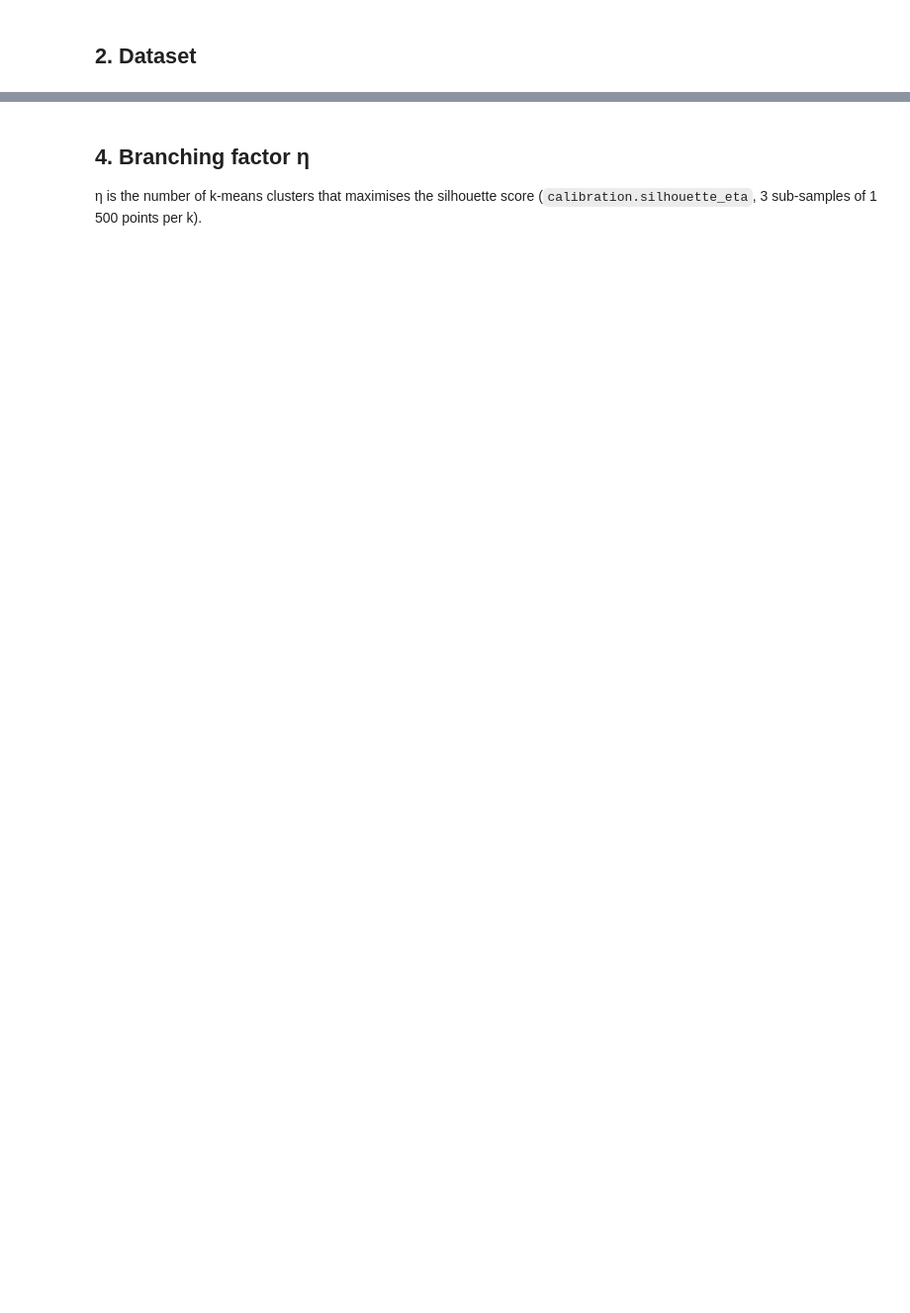
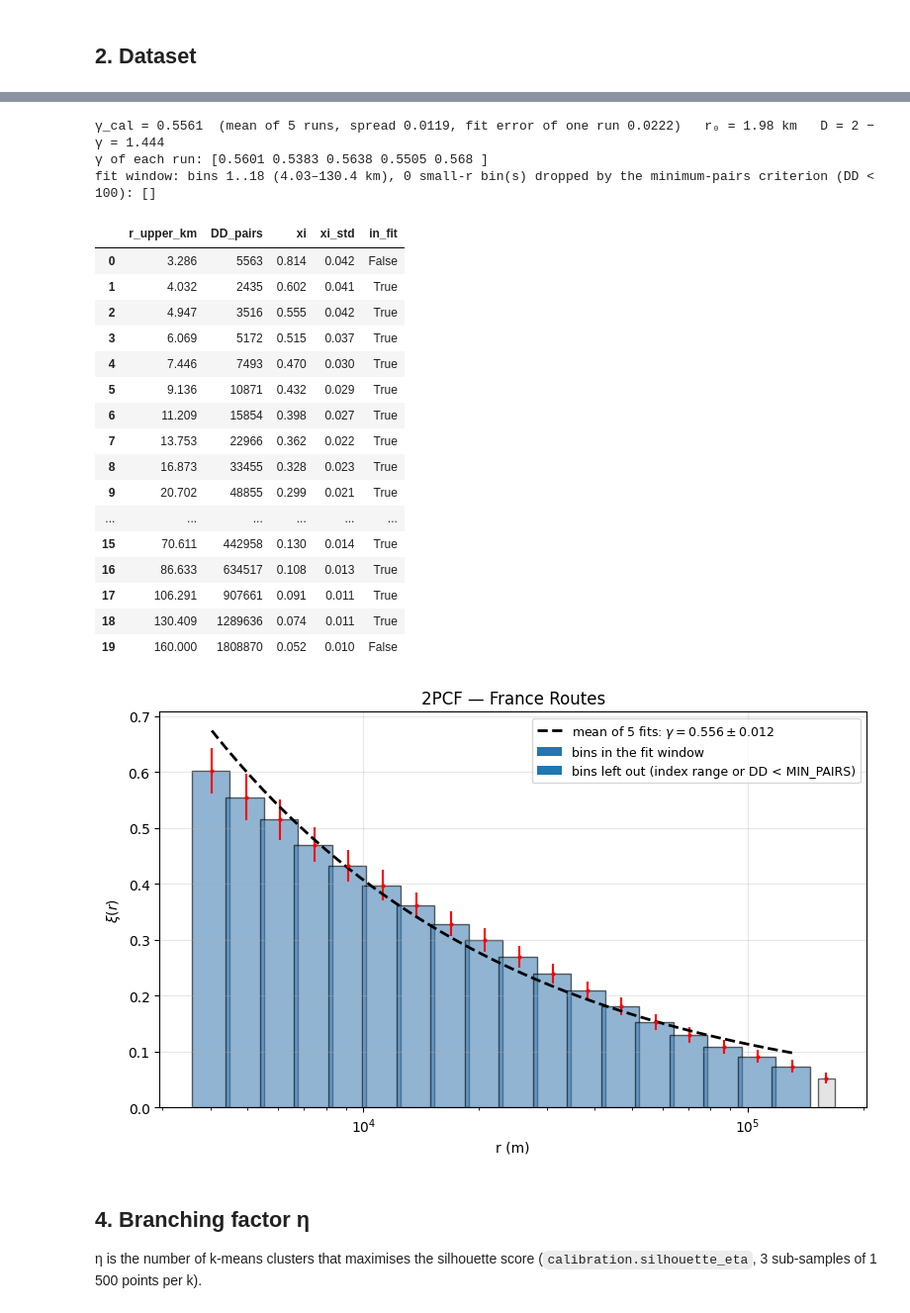
Before and after one commit to Presigny/fake_world, a Jupyter notebook: notebooks/emile_2026/calibration/france_roads.ipynb, the cells around one changed output, grey strips where cells are left out. Shown at 99% size. Cells and saved outputs as stored; diff of their text form; code cells hidden in the pictures; blank space fills up the shorter version.

```diff
--- a/notebooks/emile_2026/calibration/france_roads.ipynb
+++ b/notebooks/emile_2026/calibration/france_roads.ipynb
@@ -108,42 +129,68 @@ accepted one all stay), and the same window is reused for the amplitude ratio
 the DD count of every bin and whether it enters the fit.
 # %%
-r_edges, l_xi, counts = cal.data_2pcf(gdf_projected, gdf_edge, crs, rmax,
-                                      return_counts=True)
-gamma, r0, gamma_err, r0_err, (mask, win) = cal.fit_gamma(
-    r_edges, l_xi, dd=counts["DD"], return_window=True)
+# N_GAMMA_RUNS = 5 independent runs of the 2PCF; gamma and r0 are the means of the fits
+# of the runs, and the realisations of all the runs are stacked in l_xi
+runs = cal.data_2pcf_runs(gdf_projected, gdf_edge, crs, rmax)
+r_edges, l_xi, counts = runs["r_edges"], runs["l_xi"], runs["counts"]
+gamma, r0, gamma_err, r0_err = runs["gamma"], runs["r0"], runs["gamma_err"], runs["r0_err"]
+gamma_std, mask, win = runs["gamma_std"], runs["mask"], runs["win"]
 xi_data = cal._xi_mean(r_edges, l_xi)
-xi_std = np.std(l_xi, axis=0)[:len(xi_data)]
+xi_std = np.nanstd(l_xi, axis=0)[:len(xi_data)]
 dd = counts["DD"][:len(xi_data)]
 
-print(f"γ_cal = {gamma:.4f} ± {gamma_err:.4f}   r₀ = {r0 / 1e3:.2f} km   D = 2 − γ = {2 - gamma:.3f}")
+print(f"γ_cal = {gamma:.4f}  (mean of {runs['n_ok']} runs, spread {gamma_std:.4f}, "
+      f"fit error of one run {gamma_err:.4f})   r₀ = {r0 / 1e3:.2f} km   D = 2 − γ = {2 - gamma:.3f}")
+print("γ of each run:", np.round(runs["gamma_runs"], 4))
 print(f"fit window: bins {win['first']}..{win['last']} "
       f"({win['r_lo'] / 1e3:.2f}–{win['r_hi'] / 1e3:.1f} km), "
       f"{len(win['dropped_min_pairs'])} small-r bin(s) dropped by the "
       f"minimum-pairs criterion (DD < {win['min_pairs']}): {win['dropped_min_pairs']}")
 
 table = pd.DataFrame({"r_upper_km": r_edges[:len(xi_data)] / 1e3,
                       "DD_pairs": dd.astype(int),
                       "xi": xi_data, "xi_std": xi_std,
                       "in_fit": mask})
 display(table.round(3))
 
 # Sort the data by decreasing mark for the m-scan
 coords_sorted = coords[np.argsort(marks)[::-1]]
 
 fig, ax = plt.subplots(figsize=(8, 5))
 r_d, w_d = r_edges[1:len(xi_data)], np.diff(np.append(r_edges[1:len(xi_data)], 1.1 * r_edges[len(xi_data) - 1]))
 colors = np.where(mask[1:], "steelblue", "lightgray")
 ax.bar(r_d, xi_data[1:], width=w_d, align="center", edgecolor="black",
        color=colors, alpha=0.6)
 ax.errorbar(r_d, xi_data[1:], yerr=xi_std[1:], fmt="o", color="red", ms=2)
 ax.bar([], [], color="steelblue", label="bins in the fit window")
 ax.bar([], [], color="lightgray", label="bins left out (index range or DD < MIN_PAIRS)")
 r_fit = np.logspace(np.log10(win["r_lo"]), np.log10(win["r_hi"]), 200)
 ax.plot(r_fit, power_law(r_fit, gamma, r0), "--", color="black", lw=2,
-        label=rf"fit: $\gamma = {gamma:.3f} \pm {gamma_err:.3f}$")
+        label=rf"mean of {runs['n_ok']} fits: $\gamma = {gamma:.3f} \pm {gamma_std:.3f}$")
 ax.set_xscale("log"); ax.set_xlabel("r (m)"); ax.set_ylabel(r"$\xi(r)$")
 ax.set_title(f"2PCF — {name}"); ax.legend(fontsize=9); ax.grid(alpha=0.3)
 plt.tight_layout(); plt.show()
+# %% [output]
+γ_cal = 0.5561  (mean of 5 runs, spread 0.0119, fit error of one run 0.0222)   r₀ = 1.98 km   D = 2 − γ = 1.444
+γ of each run: [0.5601 0.5383 0.5638 0.5505 0.568 ]
+fit window: bins 1..18 (4.03–130.4 km), 0 small-r bin(s) dropped by the minimum-pairs criterion (DD < 100): []
+|  | r_upper_km | DD_pairs | xi | xi_std | in_fit |
+| 0 | 3.286 | 5563 | 0.814 | 0.042 | False |
+| 1 | 4.032 | 2435 | 0.602 | 0.041 | True |
+| 2 | 4.947 | 3516 | 0.555 | 0.042 | True |
+| 3 | 6.069 | 5172 | 0.515 | 0.037 | True |
+| 4 | 7.446 | 7493 | 0.470 | 0.030 | True |
+| 5 | 9.136 | 10871 | 0.432 | 0.029 | True |
+| 6 | 11.209 | 15854 | 0.398 | 0.027 | True |
+| 7 | 13.753 | 22966 | 0.362 | 0.022 | True |
+| 8 | 16.873 | 33455 | 0.328 | 0.023 | True |
+| 9 | 20.702 | 48855 | 0.299 | 0.021 | True |
+| ... | ... | ... | ... | ... | ... |
+| 15 | 70.611 | 442958 | 0.130 | 0.014 | True |
+| 16 | 86.633 | 634517 | 0.108 | 0.013 | True |
+| 17 | 106.291 | 907661 | 0.091 | 0.011 | True |
+| 18 | 130.409 | 1289636 | 0.074 | 0.011 | True |
+| 19 | 160.000 | 1808870 | 0.052 | 0.010 | False |
+[figure, added]
 # %% [markdown]
 ## 4. Branching factor η
 
```
Also changed, not shown: parts of 13 cells of this notebook, 44 other files.
